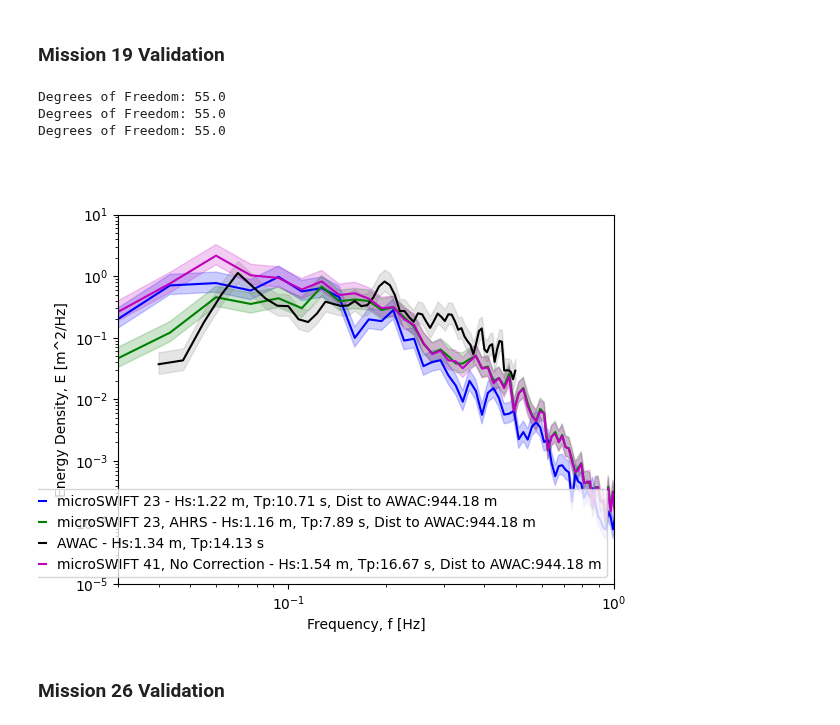
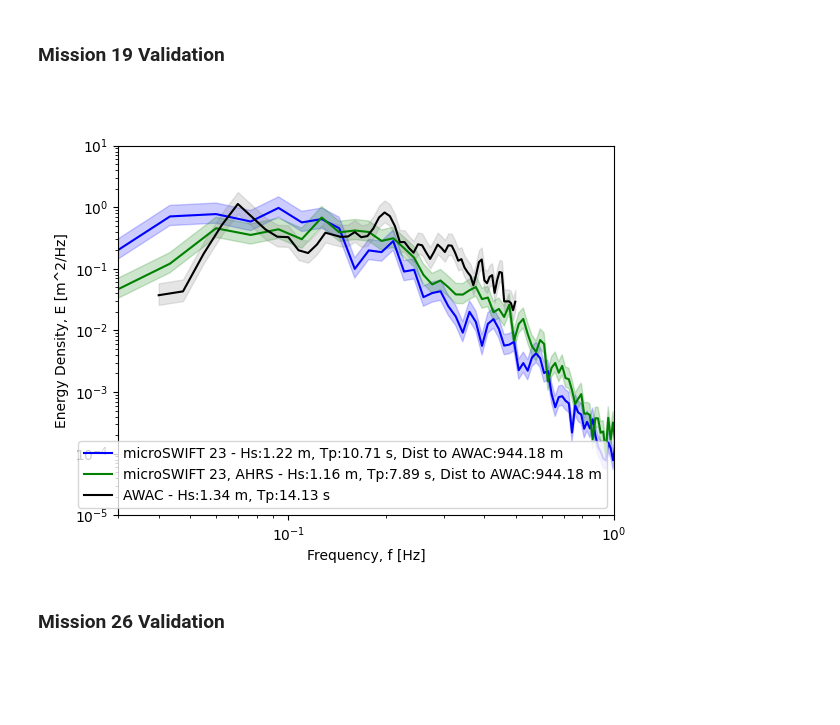
Before and after one commit to SASlabgroup/DUNEXMainExp, a Jupyter notebook: Validation/SeaSurfaceElevationComputationValidation.ipynb, the cells around one changed output. Saved outputs shown, nothing was run; the diff lists cells and outputs as text; code cells hidden in the pictures; blank space fills up the shorter version.

```diff
--- a/Validation/SeaSurfaceElevationComputationValidation.ipynb
+++ b/Validation/SeaSurfaceElevationComputationValidation.ipynb
@@ -328,11 +306,6 @@ mission18_microSWIFT4_accel_z_filt_ahrs, mission18_microSWIFT4_w_ahrs, mission18
 c_mission18_microSWIFT4_ahrs = chi2.ppf([1 - alpha / 2, alpha / 2], mission18_microSWIFT4_dof_ahrs)
 c2_mission18_microSWIFT4_ahrs = mission18_microSWIFT4_dof_ahrs / c_mission18_microSWIFT4_ahrs
 mission18_microSWIFT4_Hs_ahrs, mission18_microSWIFT4_Tp_ahrs = computeBulkWaveParameters(mission18_microSWIFT4_f_ahrs, mission18_microSWIFT4_E_ahrs)
-# No Correction
-mission18_microSWIFT4_nc_accel_z_filt, mission18_microSWIFT4_nc_w, mission18_microSWIFT4_nc_z, mission18_microSWIFT4_nc_f, mission18_microSWIFT4_nc_E, mission18_microSWIFT4_nc_dof = processZAccel(nearAWAC_mission18_microSWIFT4['a_z'][0], fs, low_freq_cutoff, high_freq_cutoff, filt_order)
-c_mission18_microSWIFT4_nc = chi2.ppf([1 - alpha / 2, alpha / 2], mission18_microSWIFT4_nc_dof)
-c2_mission18_microSWIFT4_nc = mission18_microSWIFT4_nc_dof / c_mission18_microSWIFT4_nc
-mission18_microSWIFT4_nc_Hs, mission18_microSWIFT4_nc_Tp = computeBulkWaveParameters(mission18_microSWIFT4_nc_f, mission18_microSWIFT4_nc_E)
 
 # mission 18, microSWIFT 5
 # EKF
@@ -349,11 +322,6 @@ mission18_microSWIFT5_accel_z_filt_ahrs, mission18_microSWIFT5_w_ahrs, mission18
 c_mission18_microSWIFT5_ahrs = chi2.ppf([1 - alpha / 2, alpha / 2], mission18_microSWIFT5_dof_ahrs)
 c2_mission18_microSWIFT5_ahrs = mission18_microSWIFT5_dof_ahrs / c_mission18_microSWIFT5_ahrs
 mission18_microSWIFT5_Hs_ahrs, mission18_microSWIFT5_Tp_ahrs = computeBulkWaveParameters(mission18_microSWIFT5_f_ahrs, mission18_microSWIFT5_E_ahrs)
-# No Correction
-mission18_microSWIFT5_nc_accel_z_filt, mission18_microSWIFT5_nc_w, mission18_microSWIFT5_nc_z, mission18_microSWIFT5_nc_f, mission18_microSWIFT5_nc_E, mission18_microSWIFT5_nc_dof = processZAccel(nearAWAC_mission18_microSWIFT5['a_z'][0], fs, low_freq_cutoff, high_freq_cutoff, filt_order)
-c_mission18_microSWIFT5_nc = chi2.ppf([1 - alpha / 2, alpha / 2], mission18_microSWIFT5_nc_dof)
-c2_mission18_microSWIFT5_nc = mission18_microSWIFT5_nc_dof / c_mission18_microSWIFT5_nc
-mission18_microSWIFT5_nc_Hs, mission18_microSWIFT5_nc_Tp = computeBulkWaveParameters(mission18_microSWIFT5_nc_f, mission18_microSWIFT5_nc_E)
 
 # mission 18, microSWIFT 12
 # EKF
@@ -370,11 +338,6 @@ mission18_microSWIFT12_accel_z_filt_ahrs, mission18_microSWIFT12_w_ahrs, mission
 c_mission18_microSWIFT12_ahrs = chi2.ppf([1 - alpha / 2, alpha / 2], mission18_microSWIFT12_dof_ahrs)
 c2_mission18_microSWIFT12_ahrs = mission18_microSWIFT12_dof_ahrs / c_mission18_microSWIFT12_ahrs
 mission18_microSWIFT12_Hs_ahrs, mission18_microSWIFT12_Tp_ahrs = computeBulkWaveParameters(mission18_microSWIFT12_f_ahrs, mission18_microSWIFT12_E_ahrs)
-# No Correction
-mission18_microSWIFT12_nc_accel_z_filt, mission18_microSWIFT12_nc_w, mission18_microSWIFT12_nc_z, mission18_microSWIFT12_nc_f, mission18_microSWIFT12_nc_E, mission18_microSWIFT12_nc_dof = processZAccel(nearAWAC_mission18_microSWIFT12['a_z'][0], fs, low_freq_cutoff, high_freq_cutoff, filt_order)
-c_mission18_microSWIFT12_nc = chi2.ppf([1 - alpha / 2, alpha / 2], mission18_microSWIFT12_nc_dof)
-c2_mission18_microSWIFT12_nc = mission18_microSWIFT12_nc_dof / c_mission18_microSWIFT12_nc
-mission18_microSWIFT12_nc_Hs, mission18_microSWIFT12_nc_Tp = computeBulkWaveParameters(mission18_microSWIFT12_nc_f, mission18_microSWIFT12_nc_E)
 
 # mission 18, microSWIFT 13
 # EKF
@@ -391,11 +354,6 @@ mission18_microSWIFT13_accel_z_filt_ahrs, mission18_microSWIFT13_w_ahrs, mission
 c_mission18_microSWIFT13_ahrs = chi2.ppf([1 - alpha / 2, alpha / 2], mission18_microSWIFT13_dof_ahrs)
 c2_mission18_microSWIFT13_ahrs = mission18_microSWIFT13_dof_ahrs / c_mission18_microSWIFT13_ahrs
 mission18_microSWIFT13_Hs_ahrs, mission18_microSWIFT13_Tp_ahrs = computeBulkWaveParameters(mission18_microSWIFT13_f_ahrs, mission18_microSWIFT13_E_ahrs)
-# No Correction
-mission18_microSWIFT13_nc_accel_z_filt, mission18_microSWIFT13_nc_w, mission18_microSWIFT13_nc_z, mission18_microSWIFT13_nc_f, mission18_microSWIFT13_nc_E, mission18_microSWIFT13_nc_dof = processZAccel(nearAWAC_mission18_microSWIFT13['a_z'][0], fs, low_freq_cutoff, high_freq_cutoff, filt_order)
-c_mission18_microSWIFT13_nc = chi2.ppf([1 - alpha / 2, alpha / 2], mission18_microSWIFT13_nc_dof)
-c2_mission18_microSWIFT13_nc = mission18_microSWIFT13_nc_dof / c_mission18_microSWIFT13_nc
-mission18_microSWIFT13_nc_Hs, mission18_microSWIFT13_nc_Tp = computeBulkWaveParameters(mission18_microSWIFT13_nc_f, mission18_microSWIFT13_nc_E)
 
 # mission 18, microSWIFT 23
 # EKF
@@ -412,11 +370,6 @@ mission18_microSWIFT23_accel_z_filt_ahrs, mission18_microSWIFT23_w_ahrs, mission
 c_mission18_microSWIFT23_ahrs = chi2.ppf([1 - alpha / 2, alpha / 2], mission18_microSWIFT23_dof_ahrs)
 c2_mission18_microSWIFT23_ahrs = mission18_microSWIFT23_dof_ahrs / c_mission18_microSWIFT23_ahrs
 mission18_microSWIFT23_Hs_ahrs, mission18_microSWIFT23_Tp_ahrs = computeBulkWaveParameters(mission18_microSWIFT23_f_ahrs, mission18_microSWIFT23_E_ahrs)
-# No Correction
-mission18_microSWIFT23_nc_accel_z_filt, mission18_microSWIFT23_nc_w, mission18_microSWIFT23_nc_z, mission18_microSWIFT23_nc_f, mission18_microSWIFT23_nc_E, mission18_microSWIFT23_nc_dof = processZAccel(nearAWAC_mission18_microSWIFT23['a_z'][0], fs, low_freq_cutoff, high_freq_cutoff, filt_order)
-c_mission18_microSWIFT23_nc = chi2.ppf([1 - alpha / 2, alpha / 2], mission18_microSWIFT23_nc_dof)
-c2_mission18_microSWIFT23_nc = mission18_microSWIFT23_nc_dof / c_mission18_microSWIFT23_nc
-mission18_microSWIFT23_nc_Hs, mission18_microSWIFT23_nc_Tp = computeBulkWaveParameters(mission18_microSWIFT23_nc_f, mission18_microSWIFT23_nc_E)
 
 # Plot the Spectrum from the microSWIFTs and the 4.5 m AWAC
 fig_mission18, axes = plt.subplots(2,3, figsize=(15,10))
@@ -431,8 +384,6 @@ axes[0][0].loglog(mission18_microSWIFT4_f_ahrs, mission18_microSWIFT4_E_ahrs, co
 axes[0][0].fill_between(mission18_microSWIFT4_f_ahrs, mission18_microSWIFT4_E_ahrs*c2_mission18_microSWIFT4_ahrs[0], mission18_microSWIFT4_E_ahrs*c2_mission18_microSWIFT4_ahrs[1], color='g', alpha=.2)
 axes[0][0].loglog(nearAWAC_mission18_microSWIFT4['f_awac'][0], nearAWAC_mission18_microSWIFT4['E_awac'][0], color='k', label='AWAC - Hs:{:.2f} m, Tp:{:.2f} s'.format(nearAWAC_mission18_microSWIFT4['Hs_awac'][0][0], nearAWAC_mission18_microSWIFT4['Tp_awac'][0][0]))
 axes[0][0].fill_between(nearAWAC_mission18_microSWIFT4['f_awac'][0], nearAWAC_mission18_microSWIFT4['E_awac'][0]*c2_awac[0], nearAWAC_mission18_microSWIFT4['E_awac'][0]*c2_awac[1], color='gray', alpha=.2)
-axes[0][0].loglog(mission18_microSWIFT4_nc_f, mission18_microSWIFT4_nc_E, color='m', label='microSWIFT 41, No Correction - Hs:{:.2f} m, Tp:{:.2f} s, Dist to AWAC:{:.2f} m'.format(mission18_microSWIFT4_nc_Hs, mission18_microSWIFT4_nc_Tp, mission18_microSWIFT4_dist2awac))
-axes[0][0].fill_between(mission18_microSWIFT4_nc_f, mission18_microSWIFT4_nc_E*c2_mission18_microSWIFT4_nc[0], mission18_microSWIFT4_nc_E*c2_mission18_microSWIFT4_nc[1], color='m', alpha=.2)
 axes[0][0].set_xlabel('Frequency, f [Hz]')
 axes[0][0].set_ylabel('Energy Density, E [m^2/Hz]')
 axes[0][0].legend()
@@ -446,8 +397,6 @@ axes[0][1].loglog(mission18_microSWIFT5_f_ahrs, mission18_microSWIFT5_E_ahrs, co
 axes[0][1].fill_between(mission18_microSWIFT5_f_ahrs, mission18_microSWIFT5_E_ahrs*c2_mission18_microSWIFT5_ahrs[0], mission18_microSWIFT5_E_ahrs*c2_mission18_microSWIFT5_ahrs[1], color='g', alpha=.2)
 axes[0][1].loglog(nearAWAC_mission18_microSWIFT5['f_awac'][0], nearAWAC_mission18_microSWIFT5['E_awac'][0], color='k', label='AWAC - Hs:{:.2f} m, Tp:{:.2f} s'.format(nearAWAC_mission18_microSWIFT5['Hs_awac'][0][0], nearAWAC_mission18_microSWIFT5['Tp_awac'][0][0]))
 axes[0][1].fill_between(nearAWAC_mission18_microSWIFT5['f_awac'][0], nearAWAC_mission18_microSWIFT5['E_awac'][0]*c2_awac[0], nearAWAC_mission18_microSWIFT5['E_awac'][0]*c2_awac[1], color='gray', alpha=.2)
-axes[0][1].loglog(mission18_microSWIFT5_nc_f, mission18_microSWIFT5_nc_E, color='m', label='microSWIFT 41, No Correction - Hs:{:.2f} m, Tp:{:.2f} s, Dist to AWAC:{:.2f} m'.format(mission18_microSWIFT5_nc_Hs, mission18_microSWIFT5_nc_Tp, mission18_microSWIFT5_dist2awac))
-axes[0][1].fill_between(mission18_microSWIFT5_nc_f, mission18_microSWIFT5_nc_E*c2_mission18_microSWIFT5_nc[0], mission18_microSWIFT5_nc_E*c2_mission18_microSWIFT5_nc[1], color='m', alpha=.2)
 axes[0][1].set_xlabel('Frequency, f [Hz]')
 axes[0][1].set_ylabel('Energy Density, E [m^2/Hz]')
 axes[0][1].legend()
@@ -461,8 +410,6 @@ axes[0][2].loglog(mission18_microSWIFT12_f_ahrs, mission18_microSWIFT12_E_ahrs,
 axes[0][2].fill_between(mission18_microSWIFT12_f_ahrs, mission18_microSWIFT12_E_ahrs*c2_mission18_microSWIFT12_ahrs[0], mission18_microSWIFT12_E_ahrs*c2_mission18_microSWIFT12_ahrs[1], color='g', alpha=.2)
 axes[0][2].loglog(nearAWAC_mission18_microSWIFT12['f_awac'][0], nearAWAC_mission18_microSWIFT12['E_awac'][0], color='k', label='AWAC - Hs:{:.2f} m, Tp:{:.2f} s'.format(nearAWAC_mission18_microSWIFT12['Hs_awac'][0][0], nearAWAC_mission18_microSWIFT12['Tp_awac'][0][0]))
 axes[0][2].fill_between(nearAWAC_mission18_microSWIFT12['f_awac'][0], nearAWAC_mission18_microSWIFT12['E_awac'][0]*c2_awac[0], nearAWAC_mission18_microSWIFT12['E_awac'][0]*c2_awac[1], color='gray', alpha=.2)
-axes[0][2].loglog(mission18_microSWIFT12_nc_f, mission18_microSWIFT12_nc_E, color='m', label='microSWIFT 41, No Correction - Hs:{:.2f} m, Tp:{:.2f} s, Dist to AWAC:{:.2f} m'.format(mission18_microSWIFT12_nc_Hs, mission18_microSWIFT12_nc_Tp, mission18_microSWIFT12_dist2awac))
-axes[0][2].fill_between(mission18_microSWIFT12_nc_f, mission18_microSWIFT12_nc_E*c2_mission18_microSWIFT12_nc[0], mission18_microSWIFT12_nc_E*c2_mission18_microSWIFT12_nc[1], color='m', alpha=.2)
 axes[0][2].set_xlabel('Frequency, f [Hz]')
 axes[0][2].set_ylabel('Energy Density, E [m^2/Hz]')
 axes[0][2].legend()
@@ -476,8 +423,6 @@ axes[1][0].loglog(mission18_microSWIFT13_f_ahrs, mission18_microSWIFT13_E_ahrs,
 axes[1][0].fill_between(mission18_microSWIFT13_f_ahrs, mission18_microSWIFT13_E_ahrs*c2_mission18_microSWIFT13_ahrs[0], mission18_microSWIFT13_E_ahrs*c2_mission18_microSWIFT13_ahrs[1], color='g', alpha=.2)
 axes[1][0].loglog(nearAWAC_mission18_microSWIFT13['f_awac'][0], nearAWAC_mission18_microSWIFT13['E_awac'][0], color='k', label='AWAC - Hs:{:.2f} m, Tp:{:.2f} s'.format(nearAWAC_mission18_microSWIFT13['Hs_awac'][0][0], nearAWAC_mission18_microSWIFT13['Tp_awac'][0][0]))
 axes[1][0].fill_between(nearAWAC_mission18_microSWIFT13['f_awac'][0], nearAWAC_mission18_microSWIFT13['E_awac'][0]*c2_awac[0], nearAWAC_mission18_microSWIFT13['E_awac'][0]*c2_awac[1], color='gray', alpha=.2)
-axes[1][0].loglog(mission18_microSWIFT13_nc_f, mission18_microSWIFT13_nc_E, color='m', label='microSWIFT 41, No Correction - Hs:{:.2f} m, Tp:{:.2f} s, Dist to AWAC:{:.2f} m'.format(mission18_microSWIFT13_nc_Hs, mission18_microSWIFT13_nc_Tp, mission18_microSWIFT13_dist2awac))
-axes[1][0].fill_between(mission18_microSWIFT13_nc_f, mission18_microSWIFT13_nc_E*c2_mission18_microSWIFT13_nc[0], mission18_microSWIFT13_nc_E*c2_mission18_microSWIFT13_nc[1], color='m', alpha=.2)
 axes[1][0].set_xlabel('Frequency, f [Hz]')
 axes[1][0].set_ylabel('Energy Density, E [m^2/Hz]')
 axes[1][0].legend()
@@ -491,8 +436,6 @@ axes[1][1].loglog(mission18_microSWIFT23_f_ahrs, mission18_microSWIFT23_E_ahrs,
 axes[1][1].fill_between(mission18_microSWIFT23_f_ahrs, mission18_microSWIFT23_E_ahrs*c2_mission18_microSWIFT23_ahrs[0], mission18_microSWIFT23_E_ahrs*c2_mission18_microSWIFT23_ahrs[1], color='g', alpha=.2)
 axes[1][1].loglog(nearAWAC_mission18_microSWIFT23['f_awac'][0], nearAWAC_mission18_microSWIFT23['E_awac'][0], color='k', label='AWAC - Hs:{:.2f} m, Tp:{:.2f} s'.format(nearAWAC_mission18_microSWIFT23['Hs_awac'][0][0], nearAWAC_mission18_microSWIFT23['Tp_awac'][0][0]))
 axes[1][1].fill_between(nearAWAC_mission18_microSWIFT23['f_awac'][0], nearAWAC_mission18_microSWIFT23['E_awac'][0]*c2_awac[0], nearAWAC_mission18_microSWIFT23['E_awac'][0]*c2_awac[1], color='gray', alpha=.2)
-axes[1][1].loglog(mission18_microSWIFT23_nc_f, mission18_microSWIFT23_nc_E, color='m', label='microSWIFT 41, No Correction - Hs:{:.2f} m, Tp:{:.2f} s, Dist to AWAC:{:.2f} m'.format(mission18_microSWIFT23_nc_Hs, mission18_microSWIFT23_nc_Tp, mission18_microSWIFT23_dist2awac))
-axes[1][1].fill_between(mission18_microSWIFT23_nc_f, mission18_microSWIFT23_nc_E*c2_mission18_microSWIFT23_nc[0], mission18_microSWIFT23_nc_E*c2_mission18_microSWIFT23_nc[1], color='m', alpha=.2)
 axes[1][1].set_xlabel('Frequency, f [Hz]')
 axes[1][1].set_ylabel('Energy Density, E [m^2/Hz]')
 axes[1][1].legend()
@@ -527,44 +455,34 @@ mission7_mission19_microSWIFT23_accel_x, mission19_microSWIFT23_accel_y, mission
 mission19_microSWIFT23_accel_z_filt, mission19_microSWIFT23_w, mission19_microSWIFT23_z, mission19_microSWIFT23_f, mission19_microSWIFT23_E, mission19_microSWIFT23_dof = processZAccel(mission19_microSWIFT23_accel_z, fs, low_freq_cutoff, high_freq_cutoff, filt_order)
 c_mission19_microSWIFT23 = chi2.ppf([1 - alpha / 2, alpha / 2], mission19_microSWIFT23_dof)
 c2_mission19_microSWIFT23 = mission19_microSWIFT23_dof / c_mission19_microSWIFT23
 mission19_microSWIFT23_Hs, mission19_microSWIFT23_Tp = computeBulkWaveParameters(mission19_microSWIFT23_f, mission19_microSWIFT23_E)
 mission19_microSWIFT23_dist2awac = avgDistToAWAC(nearAWAC_mission19_microSWIFT23['x'][0], nearAWAC_mission19_microSWIFT23['y'][0], xFRF_awac, yFRF_awac)
 # AHRS
 nearAWAC_mission19_microSWIFT23_ahrs = io.loadmat('./data/ahrs_mission19_microSWIFT_23.mat')
 mission19_microSWIFT23_accel_z_filt_ahrs, mission19_microSWIFT23_w_ahrs, mission19_microSWIFT23_z_ahrs, mission19_microSWIFT23_f_ahrs, mission19_microSWIFT23_E_ahrs, mission19_microSWIFT23_dof_ahrs = processZAccel(np.squeeze(nearAWAC_mission19_microSWIFT23_ahrs['az_corrected']), fs, low_freq_cutoff, high_freq_cutoff, filt_order)
 c_mission19_microSWIFT23_ahrs = chi2.ppf([1 - alpha / 2, alpha / 2], mission19_microSWIFT23_dof_ahrs)
 c2_mission19_microSWIFT23_ahrs = mission19_microSWIFT23_dof_ahrs / c_mission19_microSWIFT23_ahrs
 mission19_microSWIFT23_Hs_ahrs, mission19_microSWIFT23_Tp_ahrs = computeBulkWaveParameters(mission19_microSWIFT23_f_ahrs, mission19_microSWIFT23_E_ahrs)
-# No Correction
-mission19_microSWIFT23_nc_accel_z_filt, mission19_microSWIFT23_nc_w, mission19_microSWIFT23_nc_z, mission19_microSWIFT23_nc_f, mission19_microSWIFT23_nc_E, mission19_microSWIFT23_nc_dof = processZAccel(nearAWAC_mission19_microSWIFT23['a_z'][0], fs, low_freq_cutoff, high_freq_cutoff, filt_order)
-c_mission19_microSWIFT23_nc = chi2.ppf([1 - alpha / 2, alpha / 2], mission19_microSWIFT23_nc_dof)
-c2_mission19_microSWIFT23_nc = mission19_microSWIFT23_nc_dof / c_mission19_microSWIFT23_nc
-mission19_microSWIFT23_nc_Hs, mission19_microSWIFT23_nc_Tp = computeBulkWaveParameters(mission19_microSWIFT23_nc_f, mission19_microSWIFT23_nc_E)
 
 # Plot the Spectrum from the microSWIFTs and the 4.5 m AWAC
 fig_mission19, ax1 = plt.subplots()
 
 # microSWIFT 23
 ax1.loglog(mission19_microSWIFT23_f, mission19_microSWIFT23_E, color='b', label='microSWIFT 23 - Hs:{:.2f} m, Tp:{:.2f} s, Dist to AWAC:{:.2f} m'.format(mission19_microSWIFT23_Hs, mission19_microSWIFT23_Tp, mission19_microSWIFT23_dist2awac))
 ax1.fill_between(mission19_microSWIFT23_f, mission19_microSWIFT23_E*c2_mission19_microSWIFT23[0], mission19_microSWIFT23_E*c2_mission19_microSWIFT23[1], color='b', alpha=.2)
 ax1.loglog(mission19_microSWIFT23_f_ahrs, mission19_microSWIFT23_E_ahrs, color='g', label='microSWIFT 23, AHRS - Hs:{:.2f} m, Tp:{:.2f} s, Dist to AWAC:{:.2f} m'.format(mission19_microSWIFT23_Hs_ahrs, mission19_microSWIFT23_Tp_ahrs, mission19_microSWIFT23_dist2awac))
 ax1.fill_between(mission19_microSWIFT23_f_ahrs, mission19_microSWIFT23_E_ahrs*c2_mission19_microSWIFT23_ahrs[0], mission19_microSWIFT23_E_ahrs*c2_mission19_microSWIFT23_ahrs[1], color='g', alpha=.2)
 ax1.loglog(nearAWAC_mission19_microSWIFT23['f_awac'][0], nearAWAC_mission19_microSWIFT23['E_awac'][0], color='k', label='AWAC - Hs:{:.2f} m, Tp:{:.2f} s'.format(nearAWAC_mission19_microSWIFT23['Hs_awac'][0][0], nearAWAC_mission19_microSWIFT23['Tp_awac'][0][0]))
 ax1.fill_between(nearAWAC_mission19_microSWIFT23['f_awac'][0], nearAWAC_mission19_microSWIFT23['E_awac'][0]*c2_awac[0], nearAWAC_mission19_microSWIFT23['E_awac'][0]*c2_awac[1], color='gray', alpha=.2)
-ax1.loglog(mission19_microSWIFT23_nc_f, mission19_microSWIFT23_nc_E, color='m', label='microSWIFT 41, No Correction - Hs:{:.2f} m, Tp:{:.2f} s, Dist to AWAC:{:.2f} m'.format(mission19_microSWIFT23_nc_Hs, mission19_microSWIFT23_nc_Tp, mission19_microSWIFT23_dist2awac))
-ax1.fill_between(mission19_microSWIFT23_nc_f, mission19_microSWIFT23_nc_E*c2_mission19_microSWIFT23_nc[0], mission19_microSWIFT23_nc_E*c2_mission19_microSWIFT23_nc[1], color='m', alpha=.2)
 ax1.set_xlabel('Frequency, f [Hz]')
 ax1.set_ylabel('Energy Density, E [m^2/Hz]')
 ax1.legend()
 ax1.set_xlim(0.03, 1)
 ax1.set_ylim(10**-5, 10)
 
 fig_mission19.savefig('./figures/mission19_validation.png')
 # %% [output]
-Degrees of Freedom: 55.0
-Degrees of Freedom: 55.0
-Degrees of Freedom: 55.0
-[figure, old version]
+[figure, new version]
 # %% [markdown]
 <h3>Mission 26 Validation</h3>
 # %%
```
Also changed, not shown: parts of 10 cells of this notebook, 48 other files.
